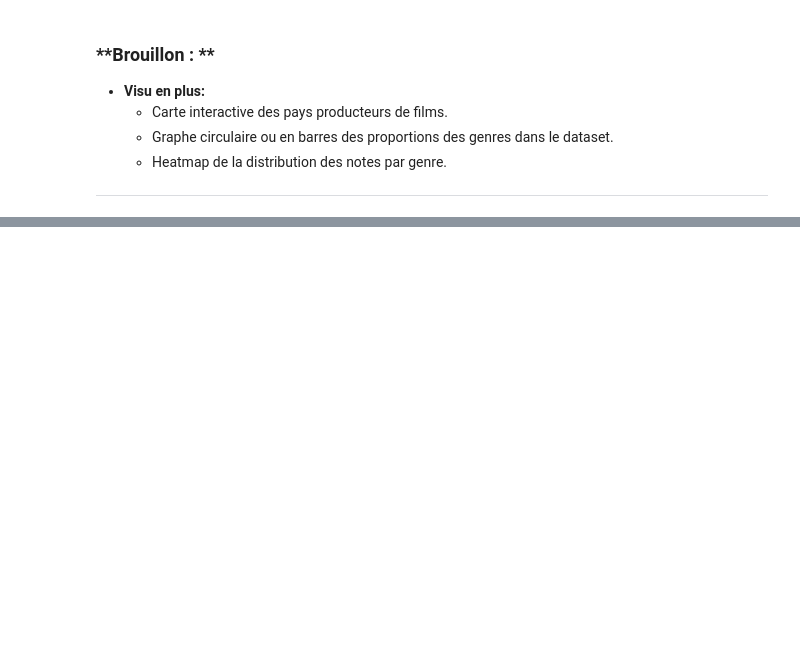
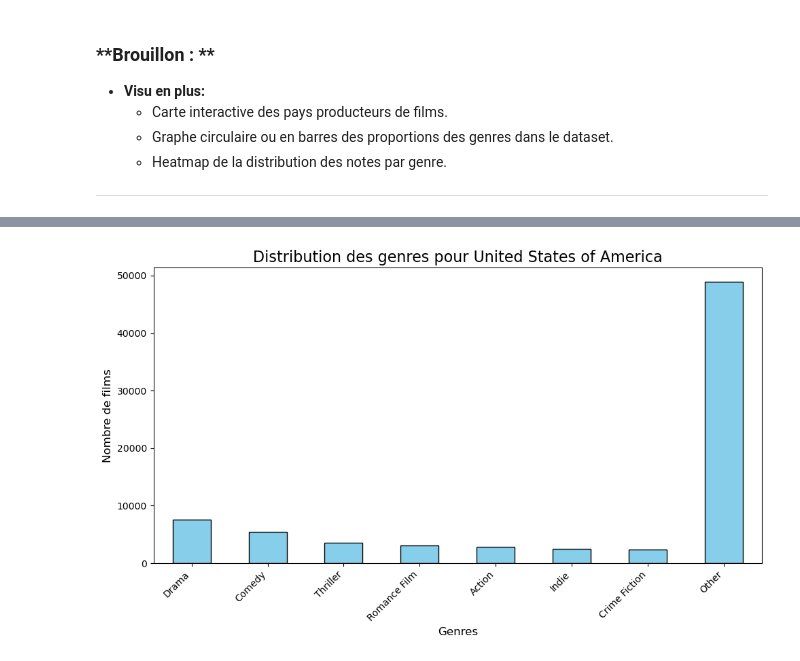
Before and after one commit to epfl-ada/ada-2024-project-skibidata, a Jupyter notebook: Data_story_&_Orga_site.ipynb, the cells around one changed output, grey strips where cells are left out. Drawn from its saved outputs; the diff is of its cells as text; code cells hidden in the pictures; blank space fills up the shorter version.

```diff
--- a/Data_story_&_Orga_site.ipynb
+++ b/Data_story_&_Orga_site.ipynb
@@ -157,0 +427,92 @@ Introduction générale :
+# %%
+import pandas as pd
+import matplotlib.pyplot as plt
+import ipywidgets as widgets
+from IPython.display import display, clear_output
+
+# Préparation des données
+def prepare_genre_country_data(df):
+    # Extraire les genres et les pays
+    df_genres = (
+        df['genres_cmu']
+        .str.split(', ', expand=True)
+        .stack()
+        .reset_index(level=1, drop=True)
+        .rename("genre")
+    )
+    df_countries = (
+        df['countries']
+        .str.split(', ', expand=True)
+        .stack()
+        .reset_index(level=1, drop=True)
+        .rename("country")
+    )
+
+    # Fusionner les deux ensembles de données
+    df_with_genres_countries = df[['genres_cmu', 'countries']].join(df_genres).join(df_countries)
+
+    # Calculer le nombre de films par genre et par pays
+    genre_country_counts = (
+        df_with_genres_countries.groupby(['country', 'genre'])
+        .size()
+        .unstack(fill_value=0)
+    )
+
+    return genre_country_counts
+
+# Charger et préparer les données
+genre_country_counts = prepare_genre_country_data(df_final_dataset)
+
+# Trier les pays en fonction du total des films produits
+genre_country_counts['Total'] = genre_country_counts.sum(axis=1)
+genre_country_counts = genre_country_counts.sort_values('Total', ascending=False)
+countries = genre_country_counts.index.tolist()
+
+# Supprimer la colonne 'Total' après tri
+genre_country_counts = genre_country_counts.drop(columns=['Total'])
+
+def plot_top_genres_by_country(country):
+    clear_output(wait=True)  # Nettoyer la sortie avant de tracer un nouveau graphique
+
+    if country not in genre_country_counts.index:
+        print(f"Le pays '{country}' n'existe pas dans les données.")
+        return
+
+    # Obtenir les genres pour le pays sélectionné
+    country_data = genre_country_counts.loc[country]
+
+    # Trier les genres par nombre d'occurrences et regrouper les autres
+    top_genres = country_data.nlargest(7)
+    other_count = country_data.sum() - top_genres.sum()
+    genre_counts = pd.concat([top_genres, pd.Series({'Other': other_count})])
+
+    # Tracer le graphique
+    plt.figure(figsize=(10, 6))
+    genre_counts.plot(kind='bar', color='skyblue', edgecolor='black')
+    plt.title(f'Distribution des genres pour {country}', fontsize=16)
+    plt.xlabel('Genres', fontsize=12)
+    plt.ylabel('Nombre de films', fontsize=12)
+    plt.xticks(rotation=45, ha='right')
+    plt.tight_layout()
+    plt.show()
+
+# Widget pour sélectionner un pays
+country_selector = widgets.Dropdown(
+    options=countries,
+    description='Pays:',
+    value=countries[0],  # Premier pays par défaut
+    style={'description_width': 'initial'},
+)
+
+# Fonction pour mettre à jour le graphique lors de la sélection d'un pays
+def update_graph(change):
+    plot_top_genres_by_country(change.new)
+
+# Associer la fonction au widget
+country_selector.observe(update_graph, names='value')
+
+# Afficher le widget et initialiser le graphique
+display(country_selector)
+plot_top_genres_by_country(country_selector.value)
+# %% [output]
+[figure, added]
```
Also changed, not shown: parts of 16 cells of this notebook.
